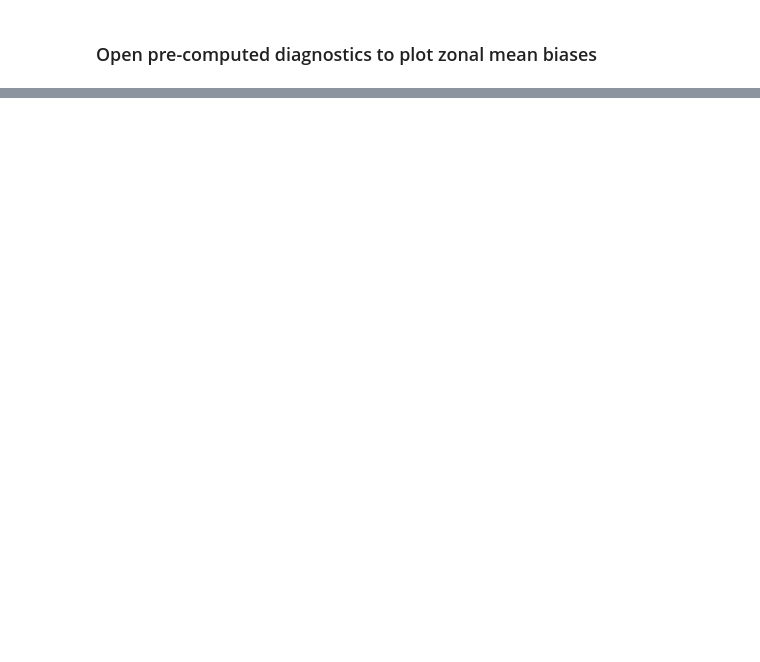
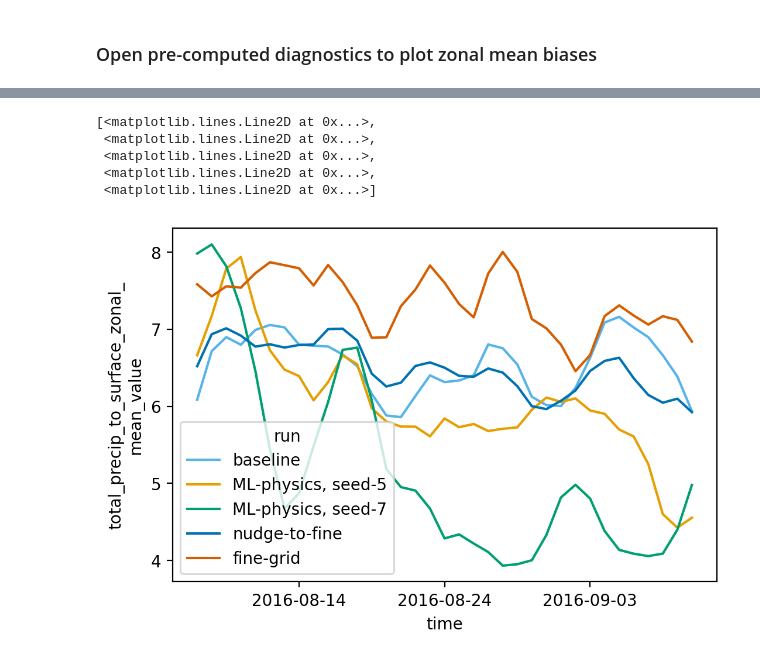
Before and after one commit to ai2cm/fine-grid-ml-physics-manuscript, a Jupyter notebook: notebooks/figure_8_9_10.ipynb, the cells around one changed output, grey strips where cells are left out. Drawn from its saved outputs; the diff is of its cells as text; code cells hidden in the pictures; blank space fills up the shorter version.

```diff
--- a/notebooks/figure_8_9_10.ipynb
+++ b/notebooks/figure_8_9_10.ipynb
@@ -79,2 +113,13 @@ make_nice_labels(fg)
+# %%
+itcz_precip = hov.sel(latitude=slice(5, 15)).mean('latitude')
+itcz_precip = itcz_precip.resample(time='1D').mean('time').rolling(time=3).mean('time')
+itcz_precip.plot(hue='run')
+# %% [output]
+[<matplotlib.lines.Line2D at 0x...>,
+ <matplotlib.lines.Line2D at 0x...>,
+ <matplotlib.lines.Line2D at 0x...>,
+ <matplotlib.lines.Line2D at 0x...>,
+ <matplotlib.lines.Line2D at 0x...>]
+[figure, added]
 # %%
 da = reduced_diags_only_seed5.air_temperature_pressure_level_zonal_bias
```
Also changed, not shown: parts of 16 cells of this notebook, 6 other files.
